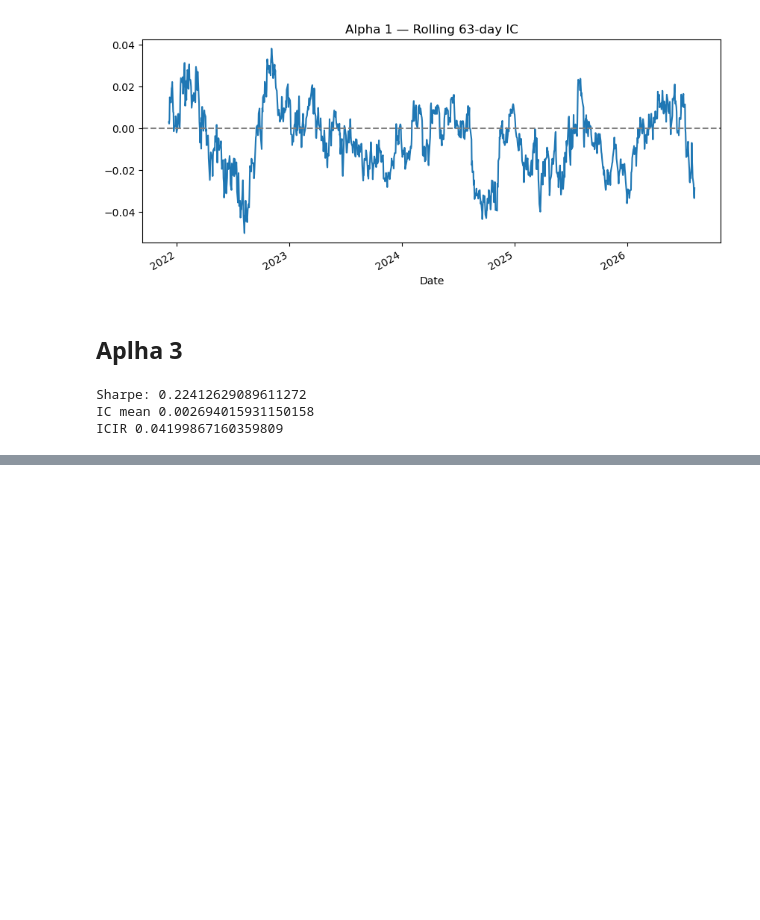
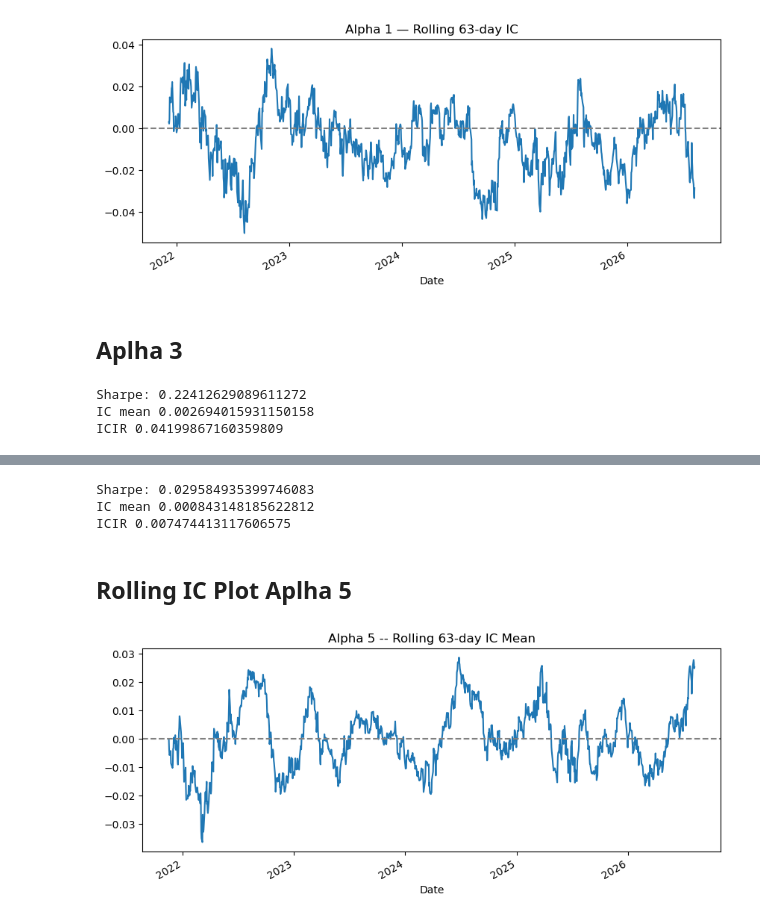
Before and after one commit to aksharabhardwaj766-commits/Quant-Alpha-Research, a Jupyter notebook: main.ipynb, the cells around one changed output, grey strips where cells are left out. Drawn from its saved outputs; the diff is of its cells as text; code cells hidden in the pictures; blank space fills up the shorter version.

```diff
--- a/main.ipynb
+++ b/main.ipynb
@@ -82,0 +110,18 @@ SignificanceResult(statistic=np.float64(-0.008034369562404012), pvalue=np.float6
+# %%
+results_5 = evaluate_alpha(signal_alpha5, close, n_stocks)
+
+print('Sharpe:', results_5['sharpe'])
+print('IC mean', results_5['ic_mean'])
+print('ICIR', results_5['icir'])
+# %% [output]
+Sharpe: 0.029584935399746083
+IC mean 0.000843148185622812
+ICIR 0.007474413117606575
+# %% [markdown]
+## Rolling IC Plot Aplha 5
+# %%
+results_5['ic_series'].rolling(63).mean().plot(figsize=(10,4), title='Alpha 5 -- Rolling 63-day IC Mean')
+plt.axhline(0, color="grey", linestyle="--")
+plt.show()
+# %% [output]
+[figure, added]
```
Also changed, not shown: parts of 11 cells of this notebook, 1 other file.
